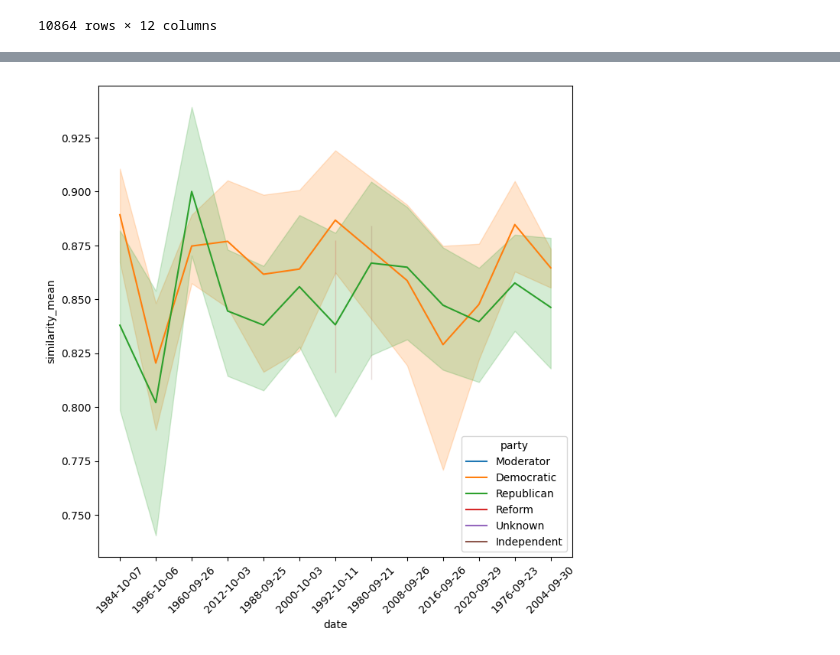
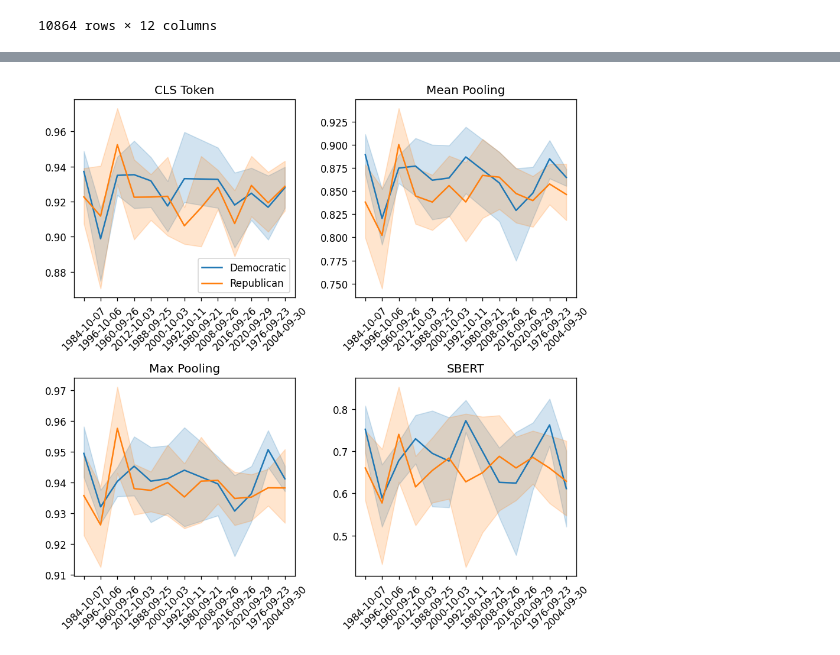
Before and after one commit to ngruenefeld/qud-for-us-presidential-debates, a Jupyter notebook: us_debates_metrics.ipynb, the cells around one changed output, grey strips where cells are left out. Saved outputs shown, nothing was run; the diff lists cells and outputs as text; code cells hidden in the pictures.

```diff
--- a/us_debates_metrics.ipynb
+++ b/us_debates_metrics.ipynb
@@ -153,4 +178,0 @@ ax.tick_params(axis='x', rotation=45)
-# %%
-fig, ax = plt.subplots(figsize=(8, 8))
-sns.lineplot(data=df, x="date", y="similarity_cls", hue="party", ax=ax)
-ax.tick_params(axis='x', rotation=45)
@@ -159,6 +179,24 @@ ax.tick_params(axis='x', rotation=45)
-# %%
-fig, ax = plt.subplots(figsize=(8, 8))
-sns.lineplot(data=df, x="date", y="similarity_mean", hue="party", ax=ax)
-ax.tick_params(axis='x', rotation=45)
-# %% [output]
-[figure, removed]
+# %%
+fig, axs = plt.subplots(2, 2, figsize=(8, 8))
+
+sns.lineplot(data=df[df["party"].isin(["Democratic", "Republican"])], x="date", y="similarity_cls", hue="party", ax=axs[0, 0]).set_title("CLS Token")
+axs[0, 0].set_xlabel(None)
+axs[0, 0].set_ylabel(None)
+axs[0, 0].legend(loc='lower right')
+sns.lineplot(data=df[df["party"].isin(["Democratic", "Republican"])], x="date", y="similarity_mean", hue="party", ax=axs[0, 1], legend=False).set_title("Mean Pooling")
+axs[0, 1].set_xlabel(None)
+axs[0, 1].set_ylabel(None)
+sns.lineplot(data=df[df["party"].isin(["Democratic", "Republican"])], x="date", y="similarity_max", hue="party", ax=axs[1, 0], legend=False).set_title("Max Pooling")
+axs[1, 0].set_xlabel(None)
+axs[1, 0].set_ylabel(None)
+sns.lineplot(data=df[df["party"].isin(["Democratic", "Republican"])], x="date", y="similarity_sbert", hue="party", ax=axs[1, 1], legend=False).set_title("SBERT")
+axs[1, 1].set_xlabel(None)
+axs[1, 1].set_ylabel(None)
+
+for ax in axs:
+    for a in ax:
+        a.tick_params(axis='x', rotation=45)
+
+fig.tight_layout()
+# %% [output]
+[figure, added]
```
Also changed, not shown: parts of 6 cells of this notebook.
